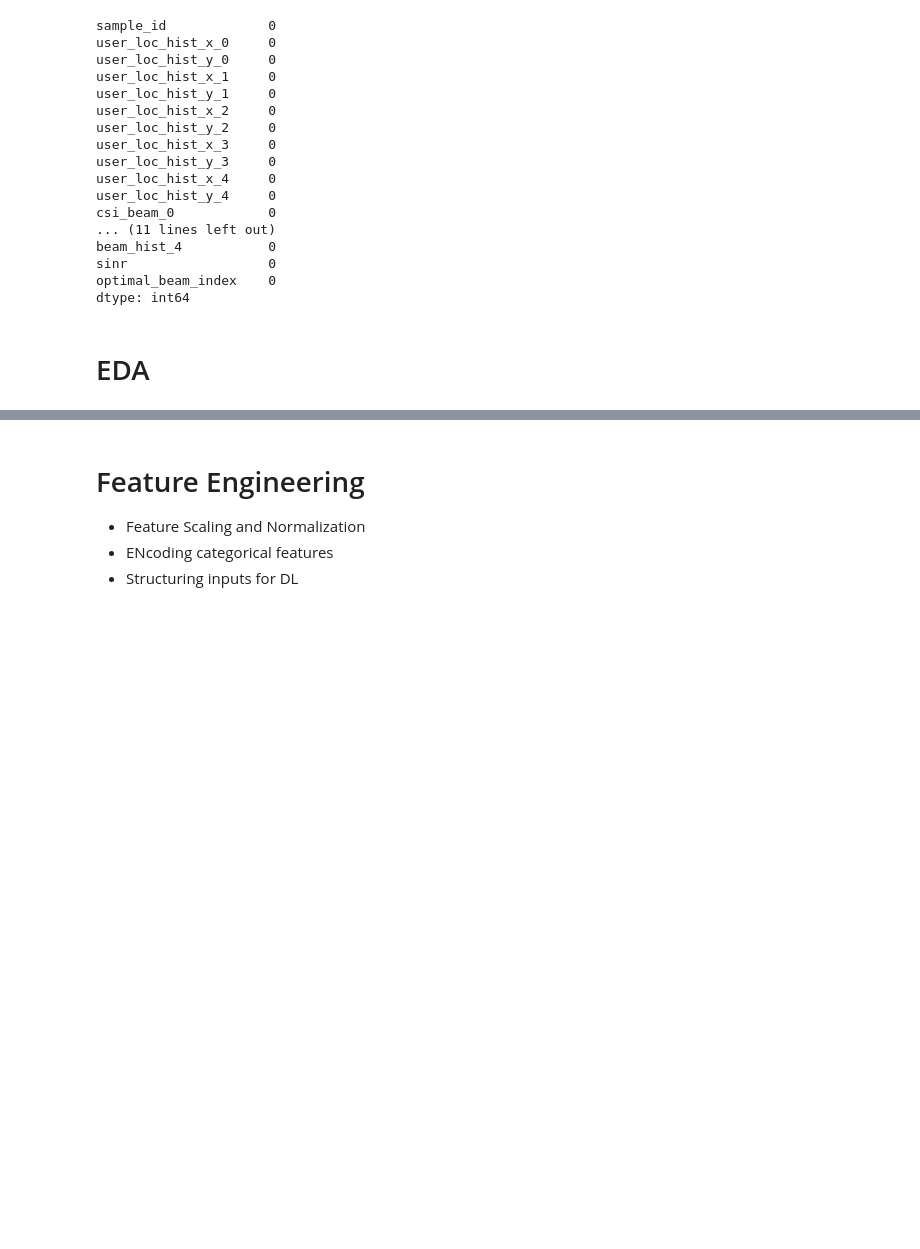
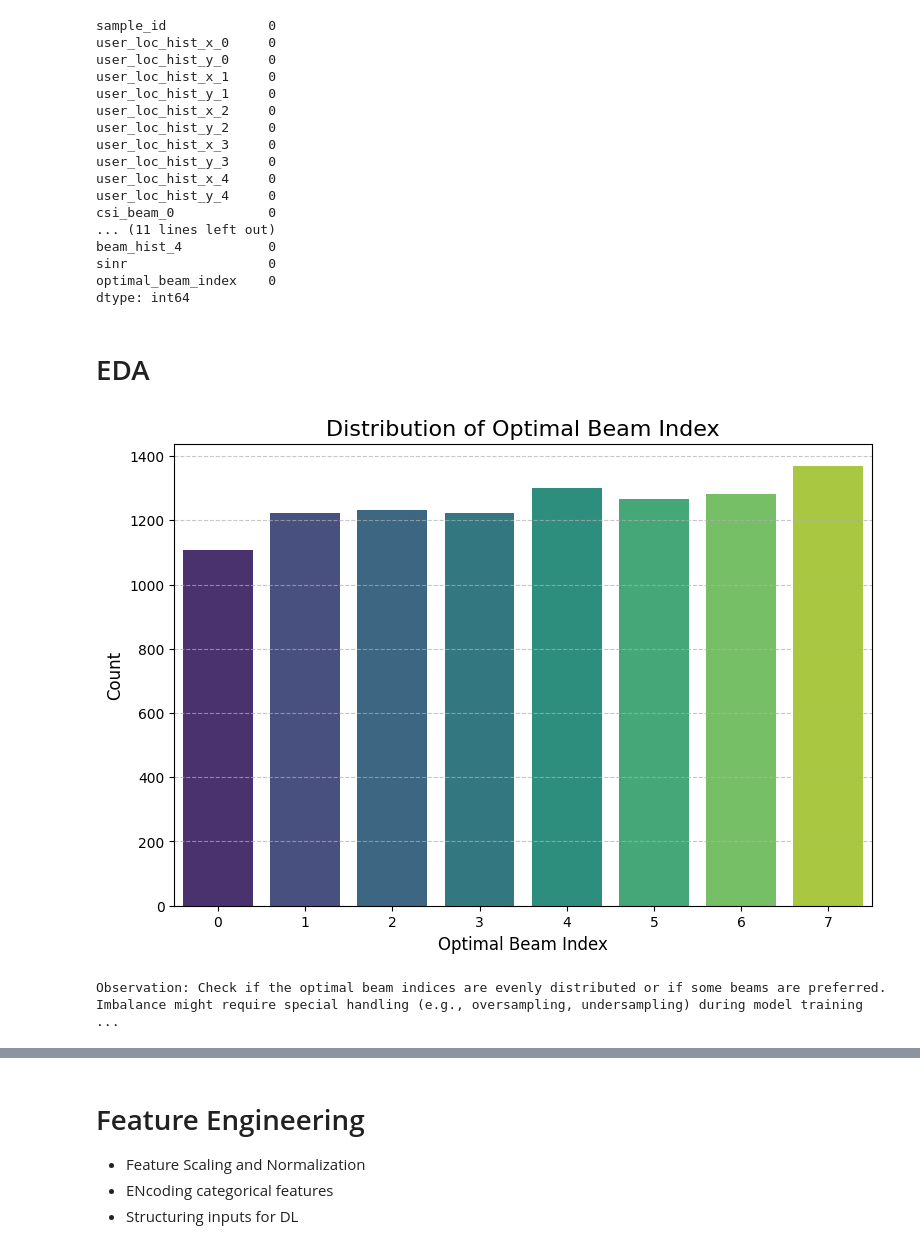
Before and after one commit to MrSimple07/PhD_TUS, a Jupyter notebook: beamforming-analysis-1.ipynb, the cells around one changed output, grey strips where cells are left out. Drawn from its saved outputs; the diff is of its cells as text; code cells hidden in the pictures; blank space fills up the shorter version.

```diff
--- a/beamforming-analysis-1.ipynb
+++ b/beamforming-analysis-1.ipynb
@@ -143,3 +143,20 @@ optimal_beam_index    0
 dtype: int64
 # %% [markdown]
 # EDA
+# %%
+# 1.1 Distribution of Optimal Beam Index (Target Variable)
+# This is crucial for classification tasks to check for class imbalance.
+dataset = df.copy()
+plt.figure(figsize=(9, 6))
+sns.countplot(x='optimal_beam_index', data=dataset, palette='viridis')
+plt.title('Distribution of Optimal Beam Index', fontsize=16)
+plt.xlabel('Optimal Beam Index', fontsize=12)
+plt.ylabel('Count', fontsize=12)
+plt.grid(axis='y', linestyle='--', alpha=0.7)
+plt.xticks(fontsize=10)
+plt.yticks(fontsize=10)
+plt.show()
+print("Observation: Check if the optimal beam indices are evenly distributed or if some beams are preferred. Imbalance might require special handling (e.g., oversampling, undersampling) during model training.")
+# %% [output]
+[figure, added]
+Observation: Check if the optimal beam indices are evenly distributed or if some beams are preferred. Imbalance might require special handling (e.g., oversampling, undersampling) during model training ...
```
Also changed, not shown: parts of 5 cells of this notebook.
